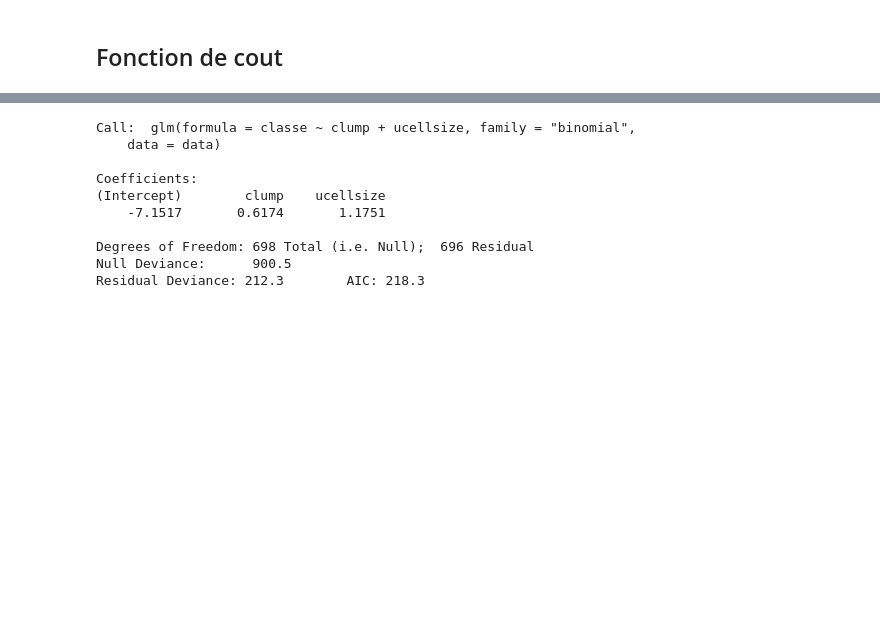
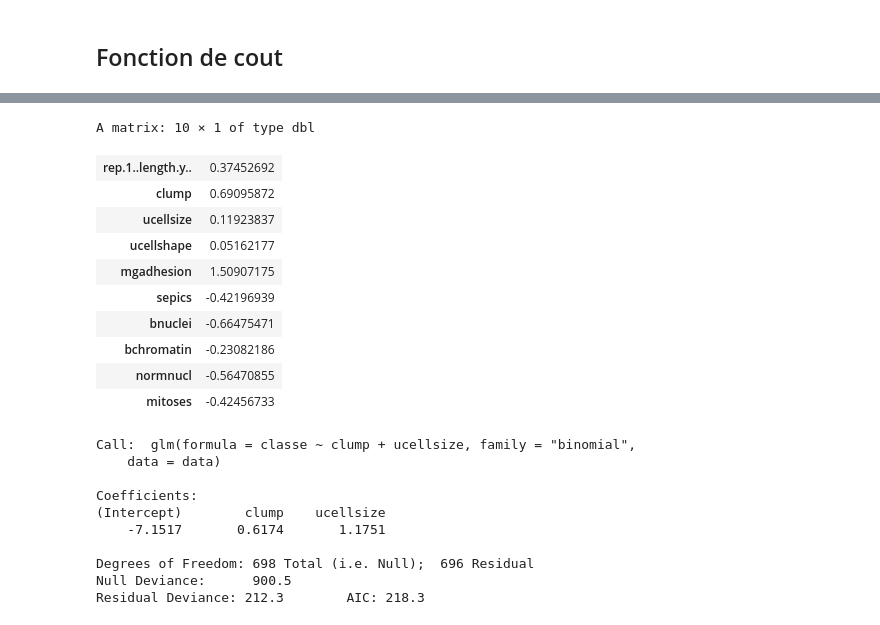
Before and after one commit to RomainDudoit/M2_RPackage, a Jupyter notebook: Notebook.ipynb, the cells around one changed output, grey strips where cells are left out. Cells and saved outputs as stored; diff of their text form; code cells hidden in the pictures; blank space fills up the shorter version.

```diff
--- a/Notebook.ipynb
+++ b/Notebook.ipynb
@@ -236,3 +237,17 @@ Cost history: 1.678763 1.255782 1.099431 1.026766 0.9660277
+# %%
+obj.Reg.Log$theta
+# %% [output]
+A matrix: 10 × 1 of type dbl
+| rep.1..length.y.. | 0.37452692 |
+| clump | 0.69095872 |
+| ucellsize | 0.11923837 |
+| ucellshape | 0.05162177 |
+| mgadhesion | 1.50907175 |
+| sepics | -0.42196939 |
+| bnuclei | -0.66475471 |
+| bchromatin | -0.23082186 |
+| normnucl | -0.56470855 |
+| mitoses | -0.42456733 |
 # %%
 # Comparaison de print de glm
 obj <- glm(classe ~ clump + ucellsize, data = data, family = "binomial")
```
Also changed, not shown: parts of 9 cells of this notebook.
